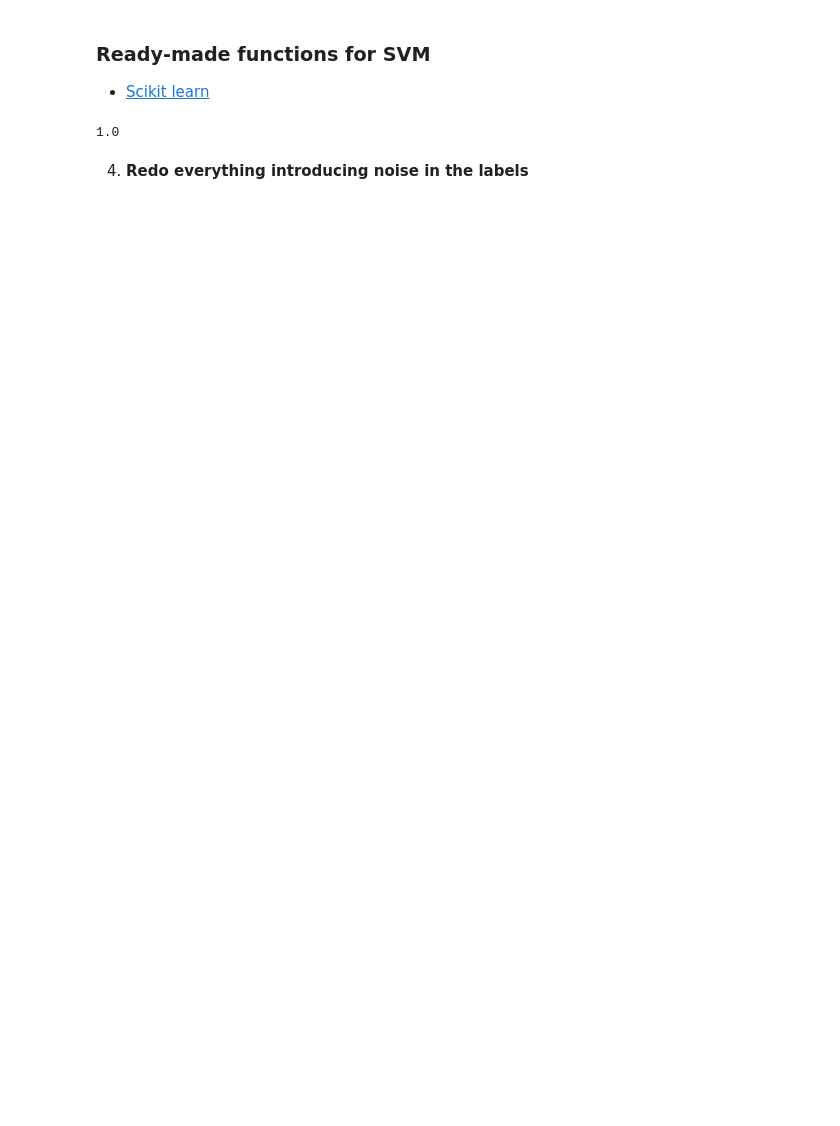
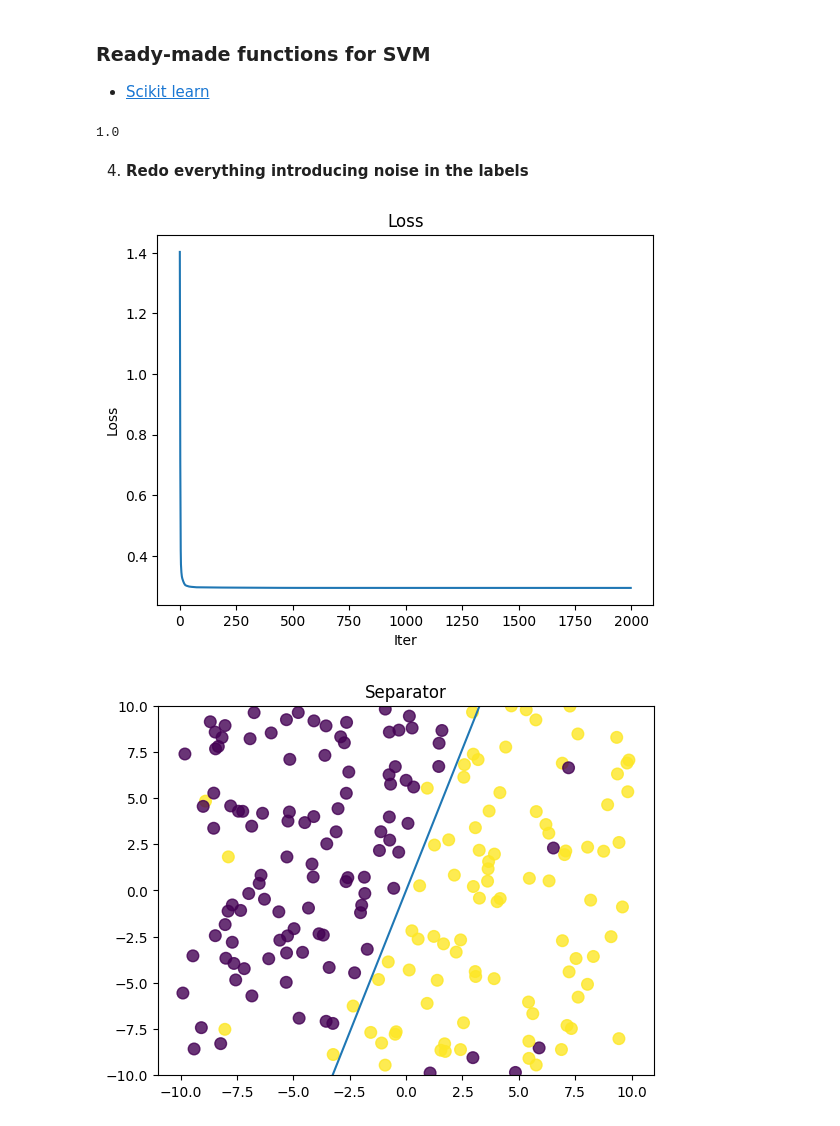
Before and after one commit to kiogre/Machine_learning_mod_A, a Jupyter notebook: notebooks/Lab-8.Perceptron_and_SVM.ipynb, the cells around one changed output. Saved outputs shown, nothing was run; the diff lists cells and outputs as text; code cells hidden in the pictures; blank space fills up the shorter version.

```diff
--- a/notebooks/Lab-8.Perceptron_and_SVM.ipynb
+++ b/notebooks/Lab-8.Perceptron_and_SVM.ipynb
@@ -379,3 +398,30 @@ svc.score(X, labels)
 1.0
 # %% [markdown]
 4. **Redo everything introducing noise in the labels**
+# %%
+for i in range(len(labels)):
+  if np.random.rand() < 0.05:
+    labels[i] = -labels[i]
+
+W, L = svm_training(X, labels, lam=0, niter=2000, gamma=0.0001)
+fig, ax = plt.subplots()
+ax.plot(L[0:-2])
+ax.set_title('Loss')
+ax.set_xlabel('Iter')
+ax.set_ylabel('Loss')
+
+plt.show()
+pred = predlabels(X,W)
+acc(labels,pred)
+x = np.linspace(xlim[0], xlim[1],100)
+# corresponding y-coordinates of the separator line
+y = -(W[1]/W[2]) *x
+
+plt.scatter(X[:,1],X[:,2],s=70, c=labels, alpha=0.8)
+plt.plot(x,y)
+plt.title('Separator')
+plt.ylim(ylim)
+plt.show()
+# %% [output]
+[figure, added]
+[figure, added]
```
Also changed, not shown: parts of 16 cells of this notebook.
